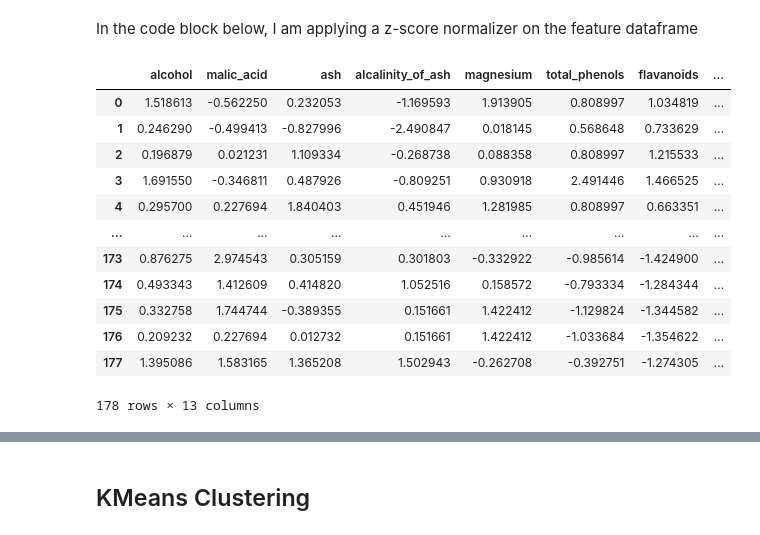
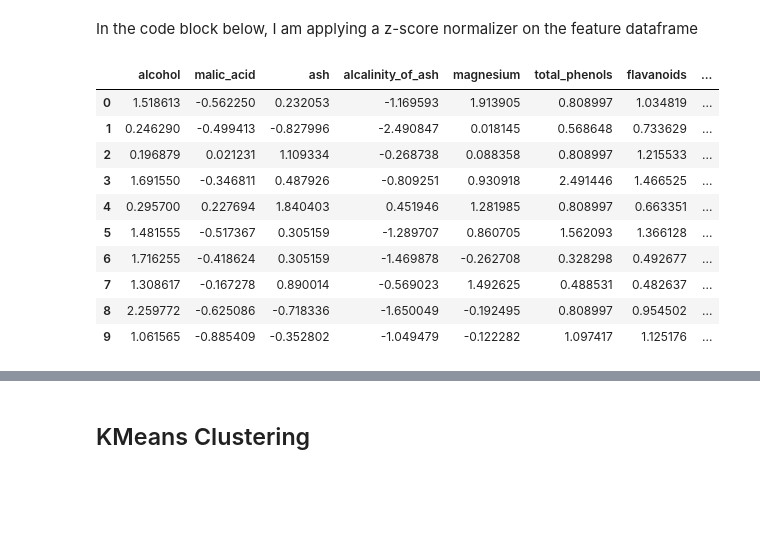
Before and after one commit to MinhNguyen2000/TME_6015, a Jupyter notebook: Assignment_3/TME6015_Assignment3.ipynb, the cells around one changed output, grey strips where cells are left out. Drawn from its saved outputs; the diff is of its cells as text; code cells hidden in the pictures; blank space fills up the shorter version.

```diff
--- a/Assignment_3/TME6015_Assignment3.ipynb
+++ b/Assignment_3/TME6015_Assignment3.ipynb
@@ -69,18 +67,17 @@ In the code block below, I am applying a z-score normalizer on the feature dataf
 # %%
 scaler = StandardScaler()
 feature_df_normalized = pd.DataFrame(scaler.fit_transform(feature_df),columns=feature_names)
-feature_df_normalized
+feature_df_normalized.head(10)
+# feature_df_normalized.describe()
 # %% [output]
 |  | alcohol | malic_acid | ash | alcalinity_of_ash | magnesium | total_phenols | flavanoids | ... |
 | 0 | 1.518613 | -0.562250 | 0.232053 | -1.169593 | 1.913905 | 0.808997 | 1.034819 | ... |
 | 1 | 0.246290 | -0.499413 | -0.827996 | -2.490847 | 0.018145 | 0.568648 | 0.733629 | ... |
 | 2 | 0.196879 | 0.021231 | 1.109334 | -0.268738 | 0.088358 | 0.808997 | 1.215533 | ... |
 | 3 | 1.691550 | -0.346811 | 0.487926 | -0.809251 | 0.930918 | 2.491446 | 1.466525 | ... |
 | 4 | 0.295700 | 0.227694 | 1.840403 | 0.451946 | 1.281985 | 0.808997 | 0.663351 | ... |
-| ... | ... | ... | ... | ... | ... | ... | ... | ... |
-| 173 | 0.876275 | 2.974543 | 0.305159 | 0.301803 | -0.332922 | -0.985614 | -1.424900 | ... |
-| 174 | 0.493343 | 1.412609 | 0.414820 | 1.052516 | 0.158572 | -0.793334 | -1.284344 | ... |
-| 175 | 0.332758 | 1.744744 | -0.389355 | 0.151661 | 1.422412 | -1.129824 | -1.344582 | ... |
-| 176 | 0.209232 | 0.227694 | 0.012732 | 0.151661 | 1.422412 | -1.033684 | -1.354622 | ... |
-| 177 | 1.395086 | 1.583165 | 1.365208 | 1.502943 | -0.262708 | -0.392751 | -1.274305 | ... |
+| 5 | 1.481555 | -0.517367 | 0.305159 | -1.289707 | 0.860705 | 1.562093 | 1.366128 | ... |
+| 6 | 1.716255 | -0.418624 | 0.305159 | -1.469878 | -0.262708 | 0.328298 | 0.492677 | ... |
+| 7 | 1.308617 | -0.167278 | 0.890014 | -0.569023 | 1.492625 | 0.488531 | 0.482637 | ... |
+| 8 | 2.259772 | -0.625086 | -0.718336 | -1.650049 | -0.192495 | 0.808997 | 0.954502 | ... |
+| 9 | 1.061565 | -0.885409 | -0.352802 | -1.049479 | -0.122282 | 1.097417 | 1.125176 | ... |
-178 rows × 13 columns
```
Also changed, not shown: parts of 3 cells of this notebook, 2 other files.
